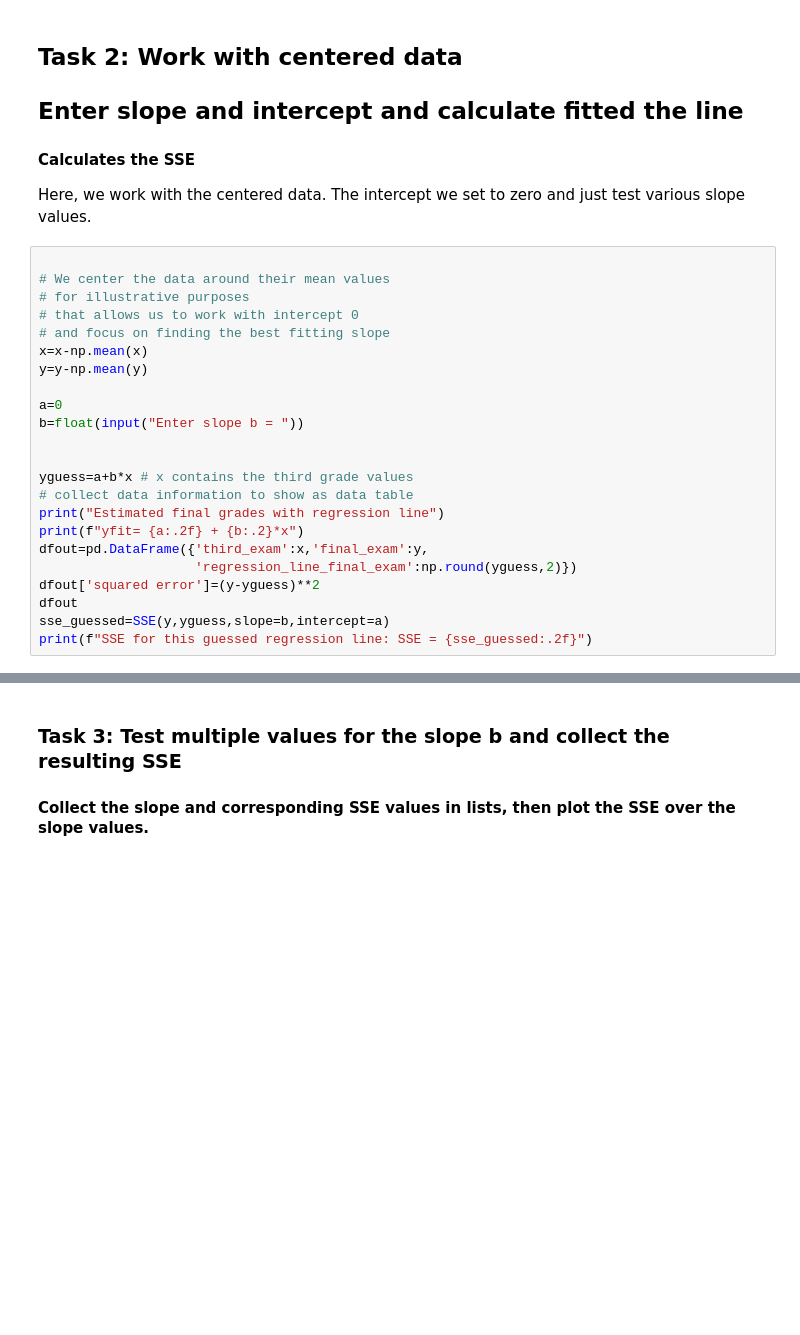
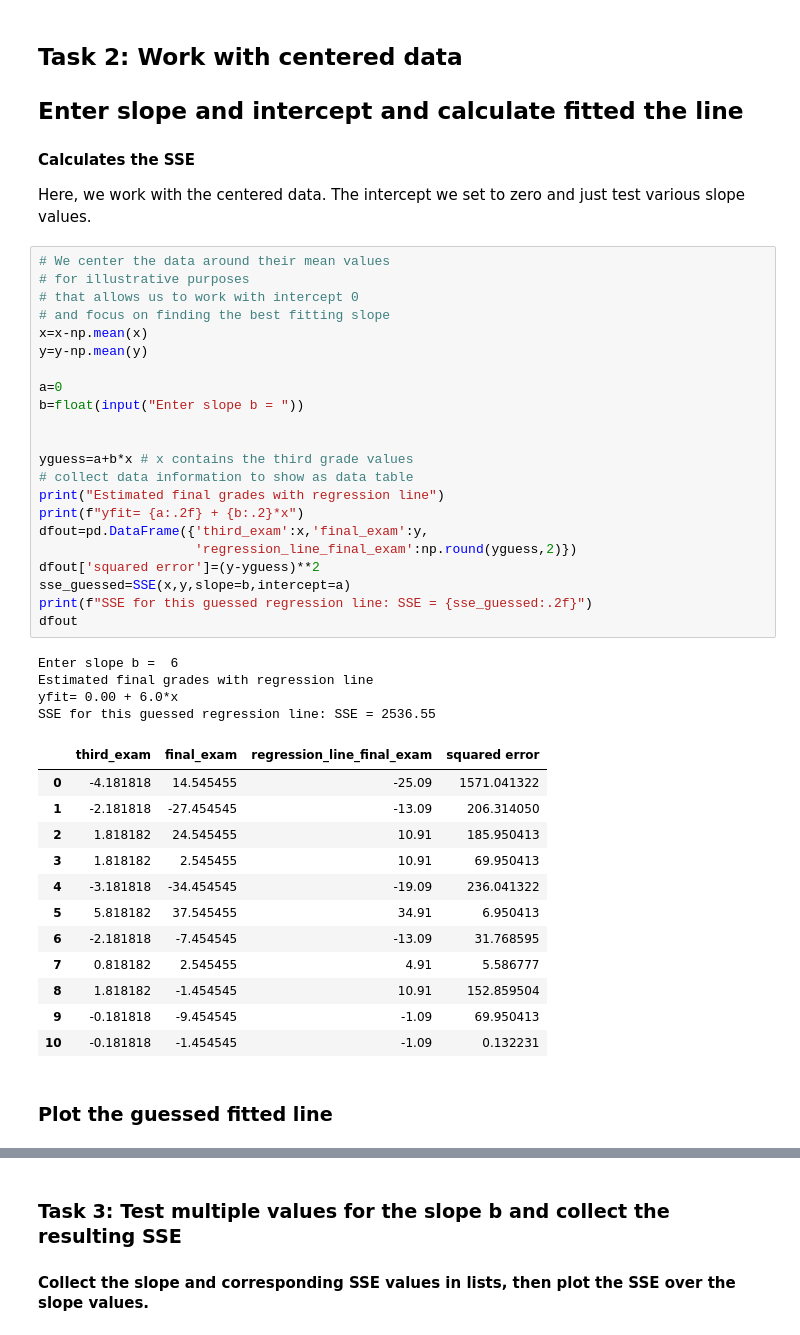
Before and after one commit to oet808/ATMENV315, a Jupyter notebook: unit7/1_fitting_linear_regression_line_not_interactive.ipynb, the cells around one changed output, grey strips where cells are left out. Drawn from its saved outputs; the diff is of its cells as text; blank space fills up the shorter version.

```diff
--- a/unit7/1_fitting_linear_regression_line_not_interactive.ipynb
+++ b/unit7/1_fitting_linear_regression_line_not_interactive.ipynb
@@ -120,26 +142,44 @@ plt.show()
 Here, we work with the centered data. The intercept we set to zero and
 just test various slope values.
 # %%
-
 # We center the data around their mean values
 # for illustrative purposes
 # that allows us to work with intercept 0
 # and focus on finding the best fitting slope
 x=x-np.mean(x)
 y=y-np.mean(y)
 
 a=0
 b=float(input("Enter slope b = "))
 
 
 yguess=a+b*x # x contains the third grade values
 # collect data information to show as data table
 print("Estimated final grades with regression line")
 print(f"yfit= {a:.2f} + {b:.2}*x")
 dfout=pd.DataFrame({'third_exam':x,'final_exam':y,
                     'regression_line_final_exam':np.round(yguess,2)})
 dfout['squared error']=(y-yguess)**2
+sse_guessed=SSE(x,y,slope=b,intercept=a)
+print(f"SSE for this guessed regression line: SSE = {sse_guessed:.2f}")
 dfout
-sse_guessed=SSE(y,yguess,slope=b,intercept=a)
-print(f"SSE for this guessed regression line: SSE = {sse_guessed:.2f}")
+# %% [output]
+Enter slope b =  6
+Estimated final grades with regression line
+yfit= 0.00 + 6.0*x
+SSE for this guessed regression line: SSE = 2536.55
+|  | third_exam | final_exam | regression_line_final_exam | squared error |
+| 0 | -4.181818 | 14.545455 | -25.09 | 1571.041322 |
+| 1 | -2.181818 | -27.454545 | -13.09 | 206.314050 |
+| 2 | 1.818182 | 24.545455 | 10.91 | 185.950413 |
+| 3 | 1.818182 | 2.545455 | 10.91 | 69.950413 |
+| 4 | -3.181818 | -34.454545 | -19.09 | 236.041322 |
+| 5 | 5.818182 | 37.545455 | 34.91 | 6.950413 |
+| 6 | -2.181818 | -7.454545 | -13.09 | 31.768595 |
+| 7 | 0.818182 | 2.545455 | 4.91 | 5.586777 |
+| 8 | 1.818182 | -1.454545 | 10.91 | 152.859504 |
+| 9 | -0.181818 | -9.454545 | -1.09 | 69.950413 |
+| 10 | -0.181818 | -1.454545 | -1.09 | 0.132231 |
+# %% [markdown]
+### Plot the guessed fitted line
 # %%
```
Also changed, not shown: parts of 8 cells of this notebook.
